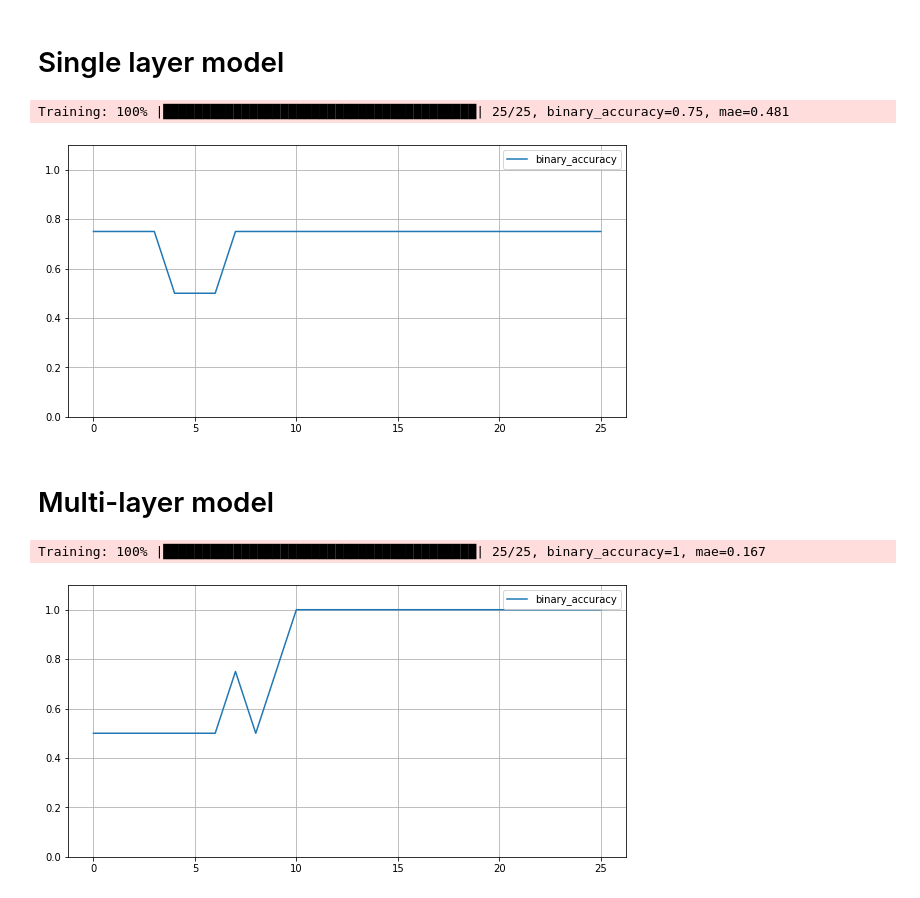
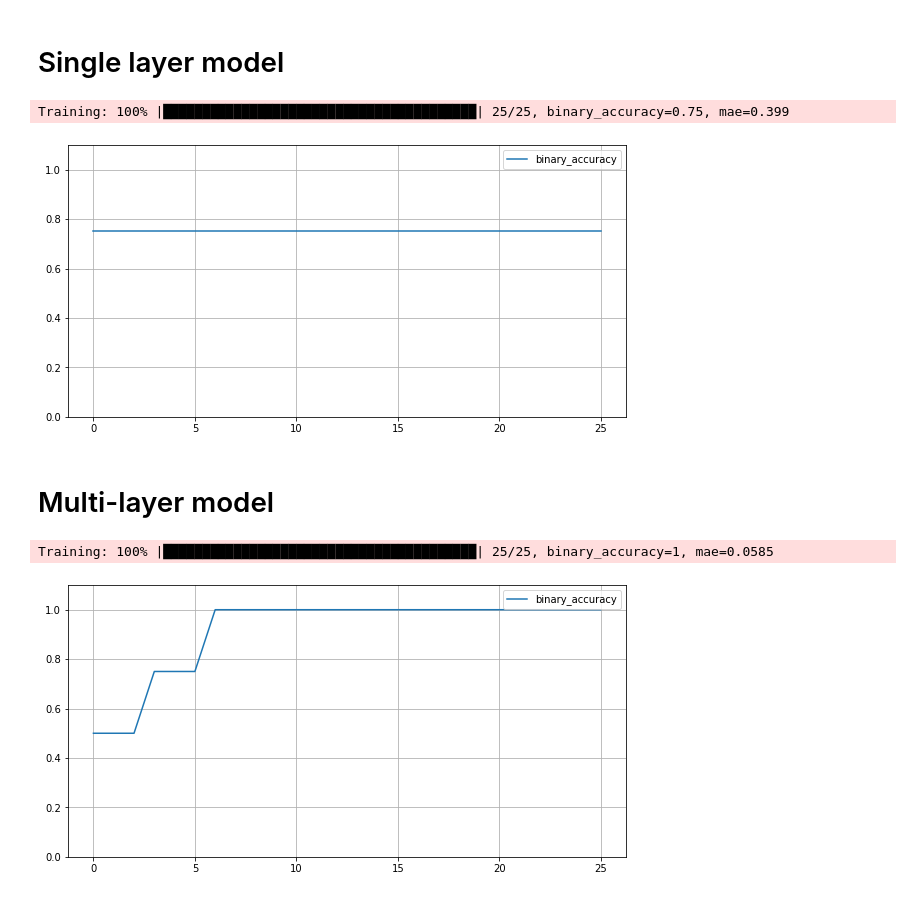
Before and after one commit to FilipHanzel/perceptron, a Jupyter notebook: examples/xor.ipynb, the cells around one changed output. Cells and saved outputs as stored; diff of their text form; code cells hidden in the pictures.

```diff
--- a/examples/xor.ipynb
+++ b/examples/xor.ipynb
@@ -31,7 +31,7 @@ model = Perceptron(
     layer_sizes=[1],
     activations="leaky_relu",
     init_method="he",
-    optimizer="momentum",
+    optimizer="gd",
 )
 
 epochs = 25
@@ -55,41 +55,41 @@ ax.grid()
 ax.legend()
 plt.show()
 # %% [output]
-Training: 100% |████████████████████████████████████████| 25/25, binary_accuracy=0.75, mae=0.481
+Training: 100% |████████████████████████████████████████| 25/25, binary_accuracy=0.75, mae=0.399
-[figure, old version]
+[figure, new version]
 # %% [markdown]
 # Multi-layer model
 # %%
 random.seed(0)
 
 model = Perceptron(
     inputs=2,
     layer_sizes=[8, 1],
     activations="leaky_relu",
     init_method="he",
-    optimizer="adam",
+    optimizer="gd",
 )
 
 epochs = 25
 
 history = model.train(
     training_inputs=features,
     training_targets=targets,
     epochs=epochs,
     base_learning_rate=0.1,
     learning_rate_decay="linear",
     metrics=["binary_accuracy", "mae"],
 )
 
 fig = plt.figure(figsize=(10, 5))
 ax = fig.add_subplot()
 
 ax.plot(range(epochs + 1), history["binary_accuracy"], label="binary_accuracy")
 
 ax.set_ylim(bottom=0, top=1.1)
 ax.grid()
 ax.legend()
 plt.show()
 # %% [output]
-Training: 100% |████████████████████████████████████████| 25/25, binary_accuracy=1, mae=0.167
+Training: 100% |████████████████████████████████████████| 25/25, binary_accuracy=1, mae=0.0585
-[figure, old version]
+[figure, new version]
```
Also changed, not shown: 6 other files.
